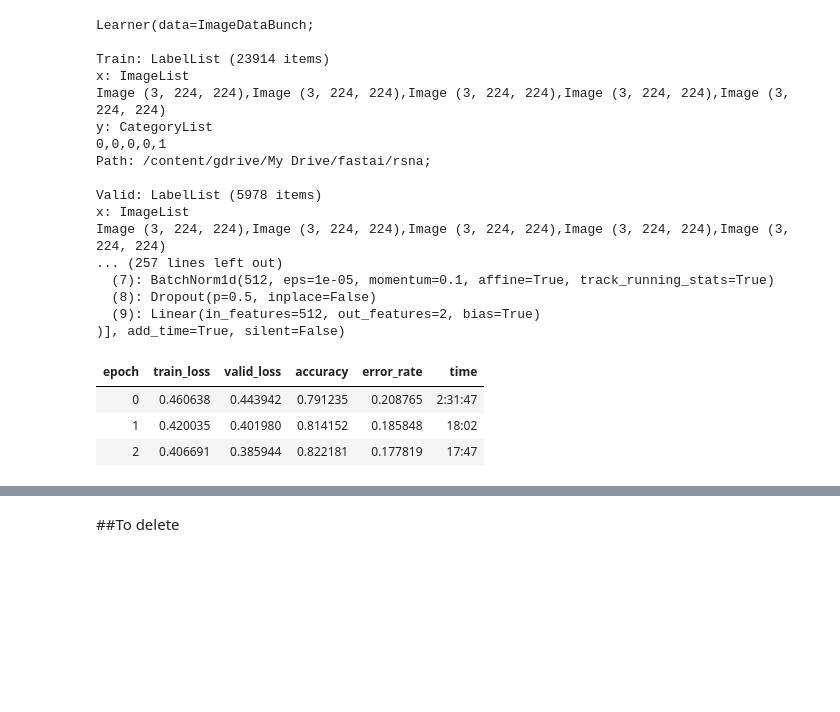
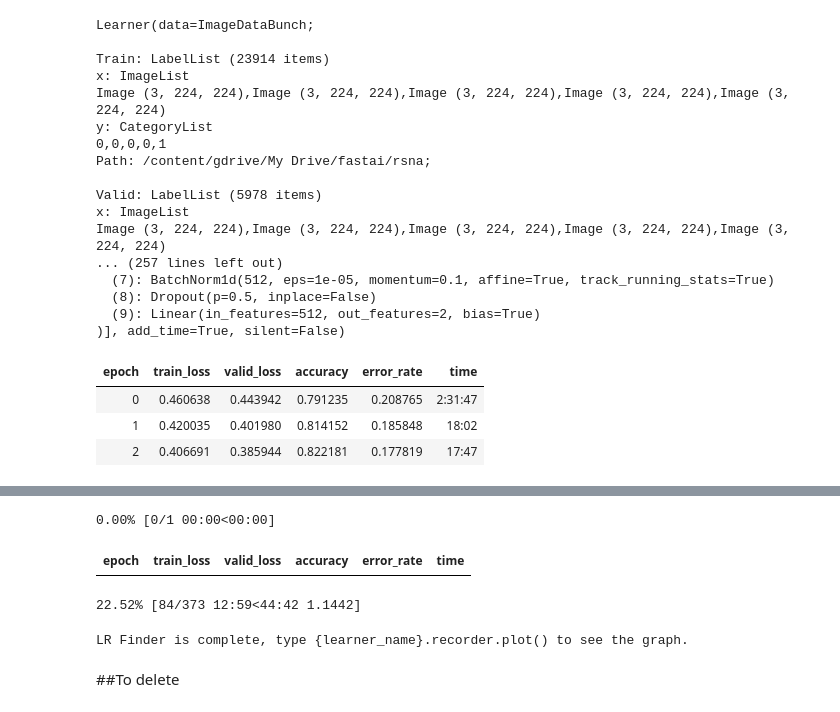
Before and after one commit to GrueneKatze/AI-for-Medicine-Coursera, a Jupyter notebook: Pneumonia_detection_with_FastAI.ipynb, the cells around one changed output, grey strips where cells are left out. Saved outputs shown, nothing was run; the diff lists cells and outputs as text; code cells hidden in the pictures; blank space fills up the shorter version.

```diff
--- a/Pneumonia_detection_with_FastAI.ipynb
+++ b/Pneumonia_detection_with_FastAI.ipynb
@@ -394,0 +381,2 @@ learn.save(path_m/'1b')
+# %%
+learn.load(path_m/'1c')
@@ -394,0 +385,7 @@ learn.save(path_m/'1b')
+# %%
+learn.lr_find()
+# %% [output]
+0.00% [0/1 00:00<00:00]
+| epoch | train_loss | valid_loss | accuracy | error_rate | time |
+22.52% [84/373 12:59<44:42 1.1442]
+LR Finder is complete, type {learner_name}.recorder.plot() to see the graph.
```
Also changed, not shown: parts of 17 cells of this notebook.
